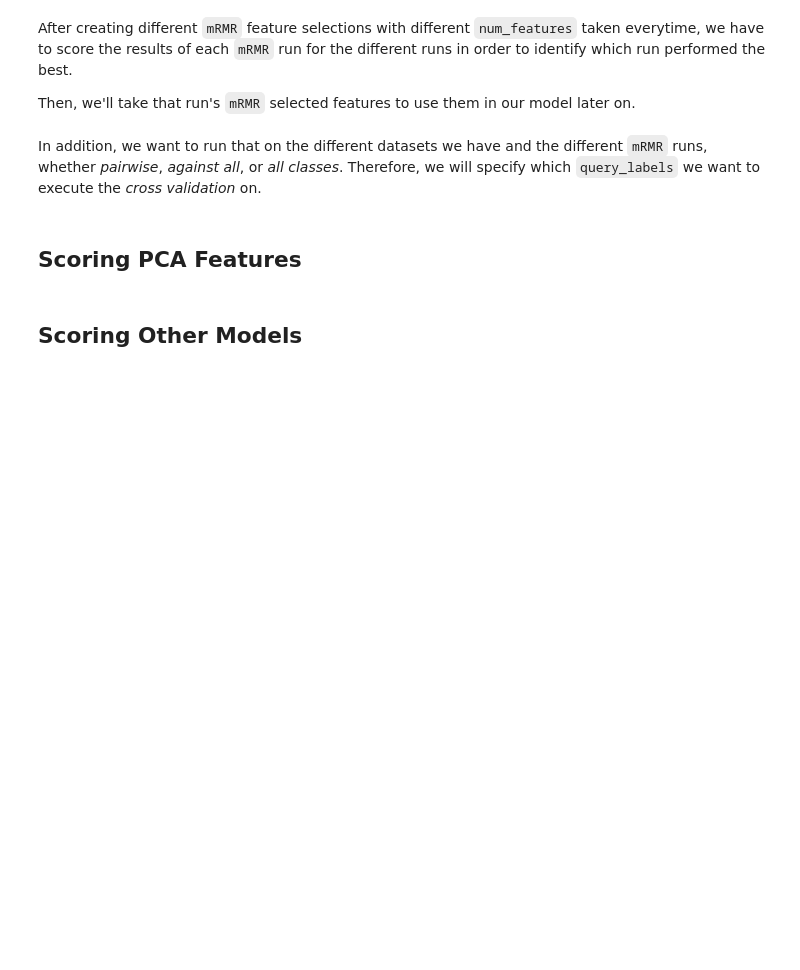
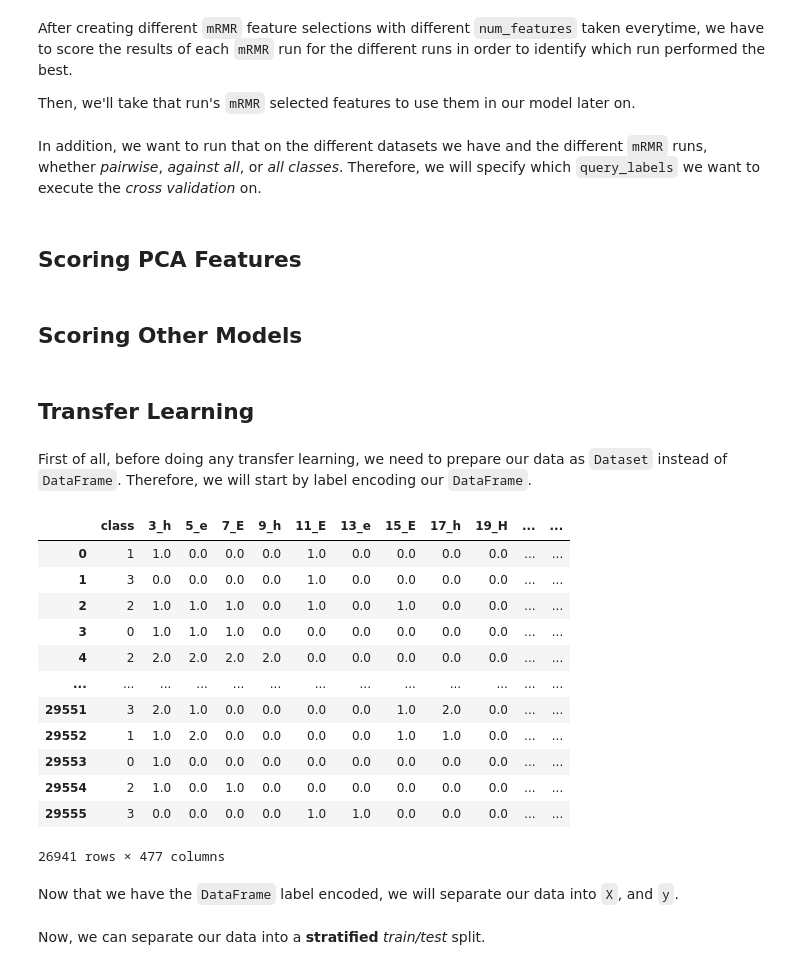
Before and after one commit to nizarmah/strucanti, a Jupyter notebook: main.ipynb, the cells around one changed output. Saved outputs shown, nothing was run; the diff lists cells and outputs as text; code cells hidden in the pictures; blank space fills up the shorter version.

```diff
--- a/main.ipynb
+++ b/main.ipynb
@@ -594,3 +596,27 @@ from sklearn.naive_bayes import GaussianNB
 
 score_mRMR_queries(GaussianNB(), "bayes", dataset_name,
                     [ 'against_all', 'pairwise', 'all_classes' ], runs_range=range(5, 101, 5), jobs=6)
+# %% [markdown]
+## Transfer Learning
+# %% [markdown]
+First of all, before doing any transfer learning, we need to prepare our data as `Dataset` instead of `DataFrame`. Therefore, we will start by label encoding our `DataFrame`.
+# %%
+labelencoded_df = label_encode_dataset(dataset, wanted_classes)
+
+labelencoded_df
+# %% [output]
+|  | class | 3_h | 5_e | 7_E | 9_h | 11_E | 13_e | 15_E | 17_h | 19_H | ... | ... |
+| 0 | 1 | 1.0 | 0.0 | 0.0 | 0.0 | 1.0 | 0.0 | 0.0 | 0.0 | 0.0 | ... | ... |
+| 1 | 3 | 0.0 | 0.0 | 0.0 | 0.0 | 1.0 | 0.0 | 0.0 | 0.0 | 0.0 | ... | ... |
+| 2 | 2 | 1.0 | 1.0 | 1.0 | 0.0 | 1.0 | 0.0 | 1.0 | 0.0 | 0.0 | ... | ... |
+| 3 | 0 | 1.0 | 1.0 | 1.0 | 0.0 | 0.0 | 0.0 | 0.0 | 0.0 | 0.0 | ... | ... |
+| 4 | 2 | 2.0 | 2.0 | 2.0 | 2.0 | 0.0 | 0.0 | 0.0 | 0.0 | 0.0 | ... | ... |
+| ... | ... | ... | ... | ... | ... | ... | ... | ... | ... | ... | ... | ... |
+| 29551 | 3 | 2.0 | 1.0 | 0.0 | 0.0 | 0.0 | 0.0 | 1.0 | 2.0 | 0.0 | ... | ... |
+| 29552 | 1 | 1.0 | 2.0 | 0.0 | 0.0 | 0.0 | 0.0 | 1.0 | 1.0 | 0.0 | ... | ... |
+| 29553 | 0 | 1.0 | 0.0 | 0.0 | 0.0 | 0.0 | 0.0 | 0.0 | 0.0 | 0.0 | ... | ... |
+| 29554 | 2 | 1.0 | 0.0 | 1.0 | 0.0 | 0.0 | 0.0 | 0.0 | 0.0 | 0.0 | ... | ... |
+| 29555 | 3 | 0.0 | 0.0 | 0.0 | 0.0 | 1.0 | 1.0 | 0.0 | 0.0 | 0.0 | ... | ... |
+26941 rows × 477 columns
+# %% [markdown]
+Now that we have the `DataFrame` label encoded, we will separate our data into `X`, and `y`.
@@ -596,0 +626,2 @@ score_mRMR_queries(GaussianNB(), "bayes", dataset_name,
+# %% [markdown]
+Now, we can separate our data into a **stratified** *train/test* split.
```
Also changed, not shown: parts of 37 cells of this notebook, 2 other files.
